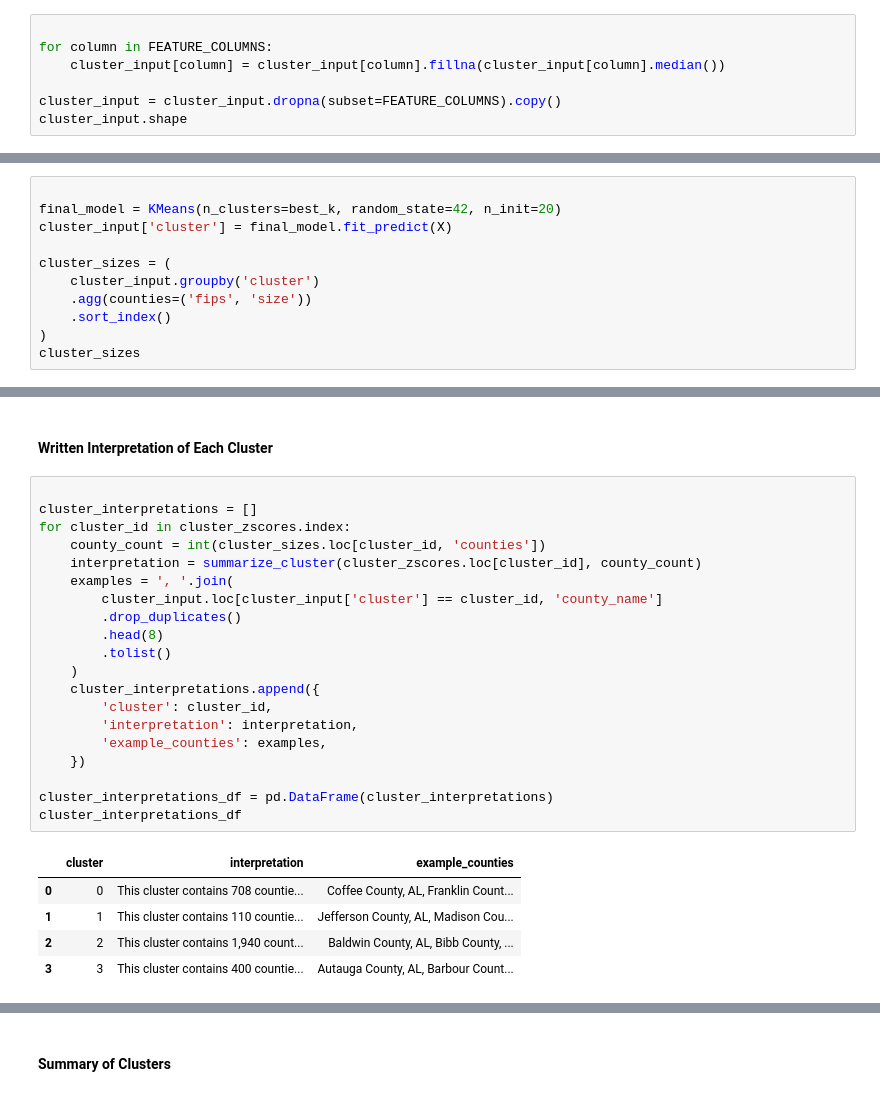
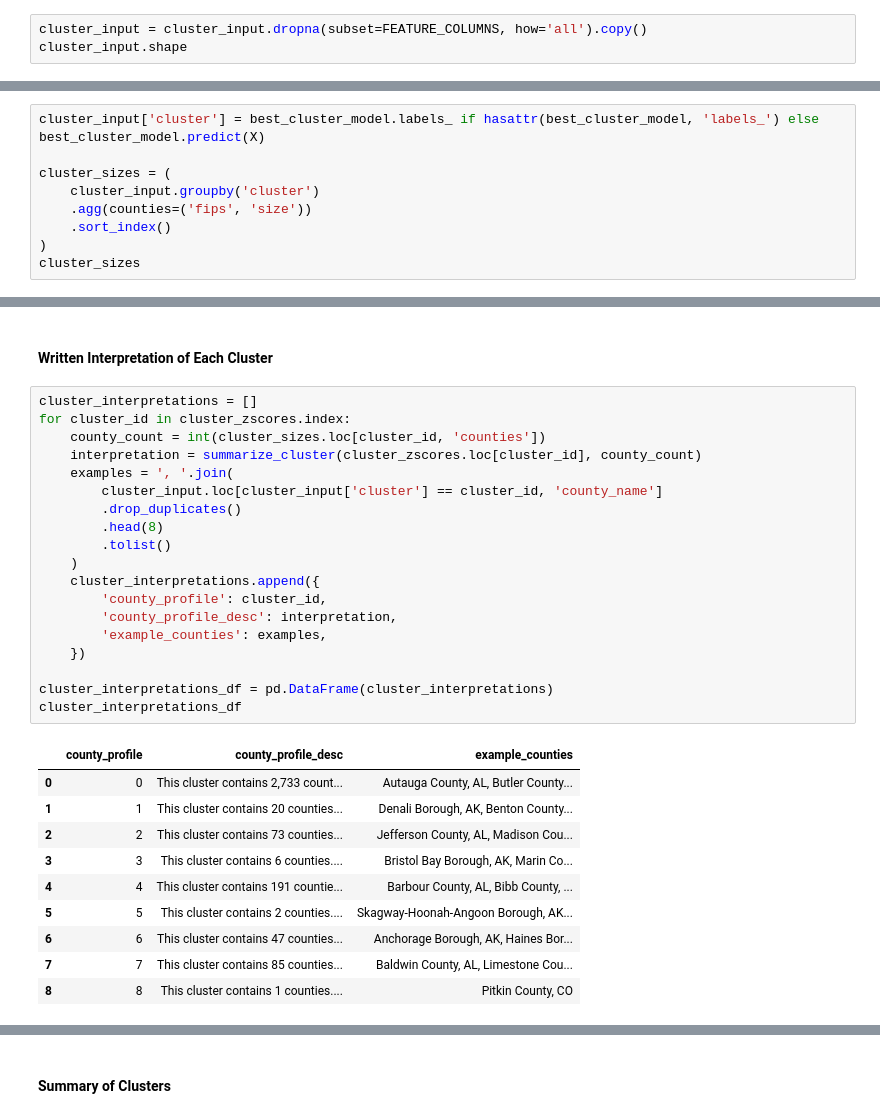
Before and after one commit to Kaxlow/climate-on-housing, a Jupyter notebook: src/climate-housing-analysis.ipynb, the cells around one changed output, grey strips where cells are left out. Saved outputs shown, nothing was run; the diff lists cells and outputs as text.

```diff
--- a/src/climate-housing-analysis.ipynb
+++ b/src/climate-housing-analysis.ipynb
@@ -797,11 +824,7 @@ log_population                 0
 white_share                    0
 dtype: int64
 # %%
-
-for column in FEATURE_COLUMNS:
-    cluster_input[column] = cluster_input[column].fillna(cluster_input[column].median())
-
-cluster_input = cluster_input.dropna(subset=FEATURE_COLUMNS).copy()
+cluster_input = cluster_input.dropna(subset=FEATURE_COLUMNS, how='all').copy()
 cluster_input.shape
 # %% [output]
 (3158, 20)
@@ -849,9 +933,7 @@ Selected number of clusters: 4
 # %% [markdown]
 #### Fit the Final Model
 # %%
-
-final_model = KMeans(n_clusters=best_k, random_state=42, n_init=20)
-cluster_input['cluster'] = final_model.fit_predict(X)
+cluster_input['cluster'] = best_cluster_model.labels_ if hasattr(best_cluster_model, 'labels_') else best_cluster_model.predict(X)
 
 cluster_sizes = (
     cluster_input.groupby('cluster')
@@ -921,29 +1013,33 @@ heatmap_df.round(2)
 # %% [markdown]
 #### Written Interpretation of Each Cluster
 # %%
-
 cluster_interpretations = []
 for cluster_id in cluster_zscores.index:
     county_count = int(cluster_sizes.loc[cluster_id, 'counties'])
     interpretation = summarize_cluster(cluster_zscores.loc[cluster_id], county_count)
     examples = ', '.join(
         cluster_input.loc[cluster_input['cluster'] == cluster_id, 'county_name']
         .drop_duplicates()
         .head(8)
         .tolist()
     )
     cluster_interpretations.append({
-        'cluster': cluster_id,
-        'interpretation': interpretation,
+        'county_profile': cluster_id,
+        'county_profile_desc': interpretation,
         'example_counties': examples,
     })
 
 cluster_interpretations_df = pd.DataFrame(cluster_interpretations)
 cluster_interpretations_df
 # %% [output]
-|  | cluster | interpretation | example_counties |
-| 0 | 0 | This cluster contains 708 countie... | Coffee County, AL, Franklin Count... |
-| 1 | 1 | This cluster contains 110 countie... | Jefferson County, AL, Madison Cou... |
-| 2 | 2 | This cluster contains 1,940 count... | Baldwin County, AL, Bibb County, ... |
-| 3 | 3 | This cluster contains 400 countie... | Autauga County, AL, Barbour Count... |
+|  | county_profile | county_profile_desc | example_counties |
+| 0 | 0 | This cluster contains 2,733 count... | Autauga County, AL, Butler County... |
+| 1 | 1 | This cluster contains 20 counties... | Denali Borough, AK, Benton County... |
+| 2 | 2 | This cluster contains 73 counties... | Jefferson County, AL, Madison Cou... |
+| 3 | 3 | This cluster contains 6 counties.... | Bristol Bay Borough, AK, Marin Co... |
+| 4 | 4 | This cluster contains 191 countie... | Barbour County, AL, Bibb County, ... |
+| 5 | 5 | This cluster contains 2 counties.... | Skagway-Hoonah-Angoon Borough, AK... |
+| 6 | 6 | This cluster contains 47 counties... | Anchorage Borough, AK, Haines Bor... |
+| 7 | 7 | This cluster contains 85 counties... | Baldwin County, AL, Limestone Cou... |
+| 8 | 8 | This cluster contains 1 counties.... | Pitkin County, CO |
 # %%
```
Also changed, not shown: parts of 14 cells of this notebook, 1 other file.
